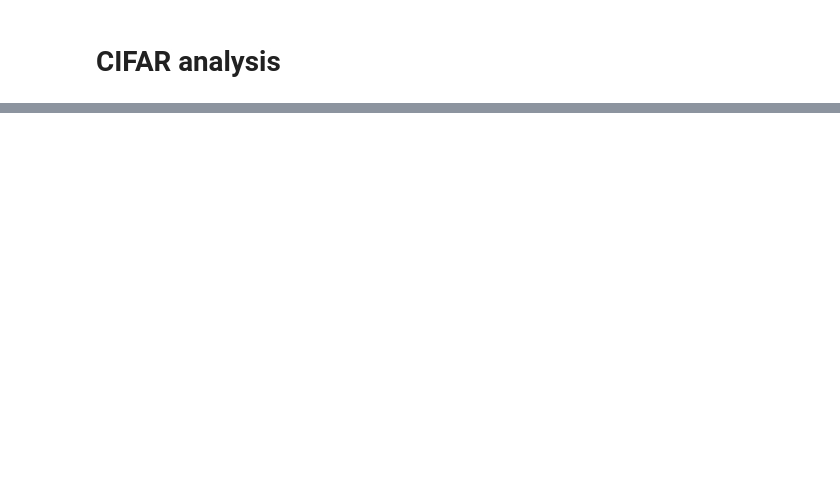
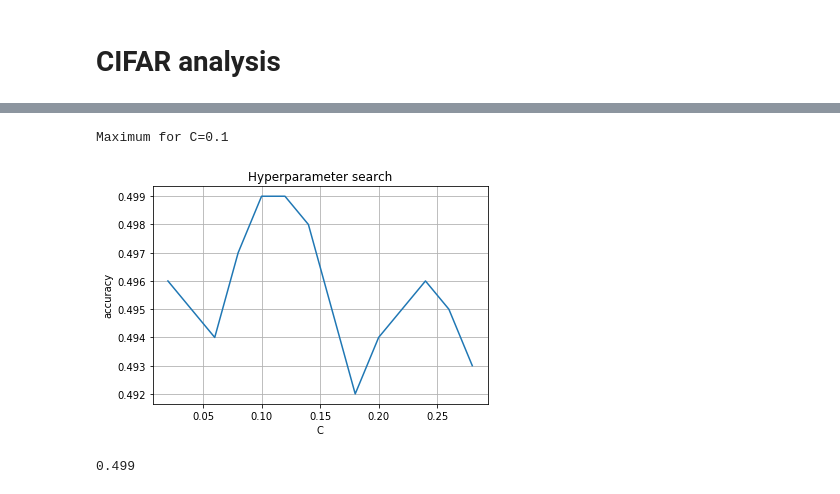
Before and after one commit to Tom556/CifarAnalysis, a Jupyter notebook: CifarAnalysis.ipynb, the cells around one changed output, grey strips where cells are left out. Saved outputs shown, nothing was run; the diff lists cells and outputs as text; code cells hidden in the pictures; blank space fills up the shorter version.

```diff
--- a/CifarAnalysis.ipynb
+++ b/CifarAnalysis.ipynb
@@ -26,20 +28 @@ from sklearn import decomposition
 from sklearn.model_selection import train_test_split
-# %%
-def plot_clasifier_accuracy(train_data, test_data, y_train, Cs):
-    Cs = np.arange(0.05, 0.5, 0.05)
-    ACCs = np.zeros(len(Cs))
-    for idx, C in enumerate(Cs):
-        classifier = svm.LinearSVC(C=C)
-        classifier.fit(codes_train, y_train)
-
-        predictions = cnn_classifier.predict(codes_test)
-        ACCs[idx] = np.mean(cnn_predictions == np.array(y_test))
-
-    plt.plot(Cs, ACCs)
-    plt.xlabel('C')
-    plt.ylabel('accuracy')
-    plt.title('Hyperparameter search')
-    plt.grid(True)
-
-    argmax = np.argmax(ACCs)
-    print("Maximum for C={}".format(Cs[argmax]))
@@ -120,0 +103,34 @@ np.mean(shallow_predict==y_test)
+# %%
+def plot_clasifier_accuracy(train_data, test_data, y_train, Cs, kernel='linear'):
+    ACCs = np.zeros(len(Cs))
+    for idx, C in enumerate(Cs):
+        if kernel == 'linear':
+            classifier = svm.LinearSVC(C=C)
+        else:
+            classifier = svm.SVC(C=C, kernel=kernel)
+        classifier.fit(train_data, y_train)
+
+        predictions = classifier.predict(test_data)
+        ACCs[idx] = np.mean(predictions == np.array(y_test))
+
+    plt.plot(Cs, ACCs)
+    plt.xlabel('C')
+    plt.ylabel('accuracy')
+    plt.title('Hyperparameter search')
+    plt.grid(True)
+
+    argmax = np.argmax(ACCs)
+    print("Maximum for C={}".format(Cs[argmax]))
+# %%
+Cs = np.arange(0.02, 0.3, 0.02)
+plot_clasifier_accuracy(train_descriptors, test_descriptors, y_train, Cs)
+# %% [output]
+Maximum for C=0.1
+[figure, added]
+# %%
+shallow_classifier = svm.LinearSVC(C=0.1)
+shallow_classifier.fit(train_descriptors, y_train)
+shallow_predict = shallow_classifier.predict(test_descriptors)
+np.mean(shallow_predict==y_test)
+# %% [output]
+0.499
```
Also changed, not shown: parts of 57 cells of this notebook.
